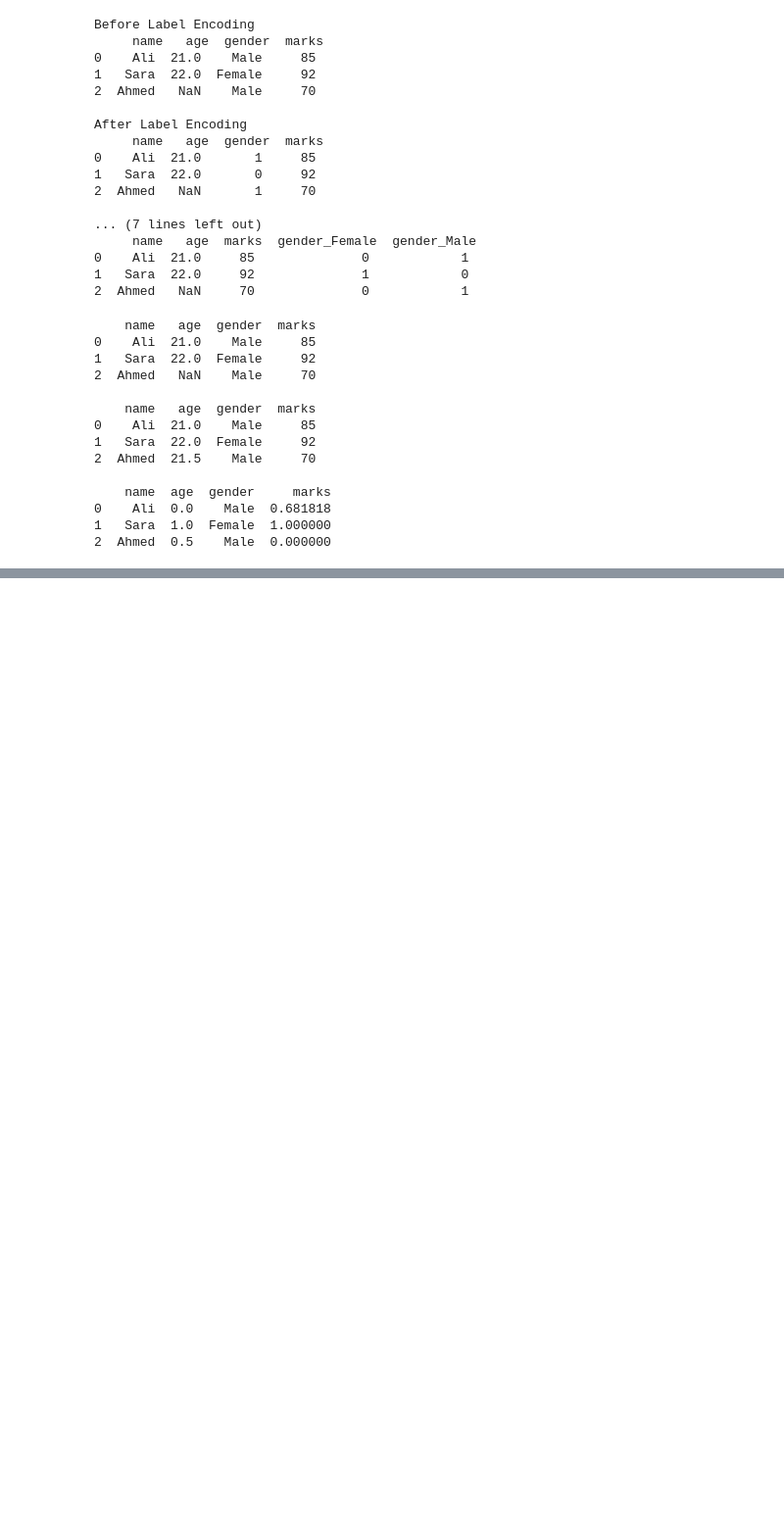
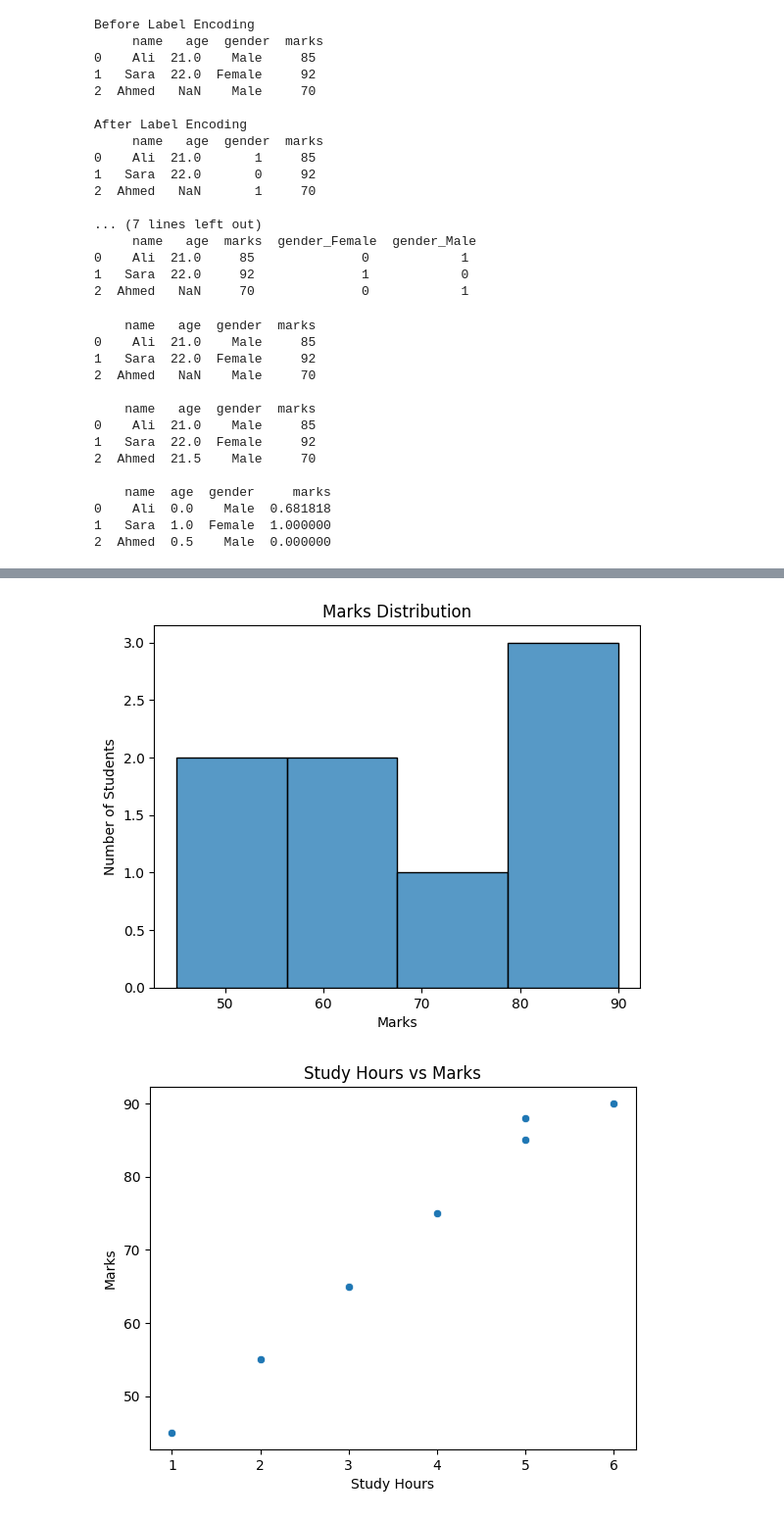
Before and after one commit to FurqanAlyy/AI-ML-NIAI, a Jupyter notebook: Data_Pre_Processing_Practice.ipynb, the cells around one changed output, grey strips where cells are left out. Shown at 98% size. Saved outputs shown, nothing was run; the diff lists cells and outputs as text; code cells hidden in the pictures; blank space fills up the shorter version.

Commit message:
Exploratory Data Analysis

```diff
--- a/Data_Pre_Processing_Practice.ipynb
+++ b/Data_Pre_Processing_Practice.ipynb
@@ -190,0 +247,77 @@ print(df,'\n')
+# %%
+import pandas as pd
+import matplotlib.pyplot as plt
+import seaborn as sns
+
+# Load data
+df = pd.read_csv("student.csv")
+
+# Basic information
+print("Shape:", df.shape)
+
+print("\nFirst 5 rows:")
+print(df.head())
+
+print("\nData information:")
+df.info()
+
+# Statistical summary
+print("\nStatistics:")
+print(df.describe())
+
+# Missing values
+print("\nMissing values:")
+print(df.isnull().sum())
+
+# Duplicates
+print("\nDuplicates:")
+print(df.duplicated().sum())
+
+# Categorical analysis
+print("\nGender distribution:")
+print(df["gender"].value_counts())
+
+# Average marks
+print("\nAverage marks:")
+print(df["marks"].mean())
+
+# Group analysis
+print("\nAverage marks by gender:")
+print(df.groupby("gender")["marks"].mean())
+
+# Distribution of marks
+sns.histplot(data=df, x="marks")
+
+plt.title("Marks Distribution")
+plt.xlabel("Marks")
+plt.ylabel("Number of Students")
+
+plt.show()
+
+# Relationship between study hours and marks
+sns.scatterplot(
+    data=df,
+    x="study_hours",
+    y="marks"
+)
+
+plt.title("Study Hours vs Marks")
+plt.xlabel("Study Hours")
+plt.ylabel("Marks")
+
+plt.show()
+
+# Correlation
+print("\nCorrelation:")
+print(df.select_dtypes("number").corr())
+
+# Correlation heatmap
+sns.heatmap(
+    df.select_dtypes("number").corr(),
+    annot=True
+)
+
+plt.title("Correlation Heatmap")
+
+plt.show()
+# %% [output]
@@ -190,0 +341,2 @@ print(df,'\n')
+[figure, added]
+[figure, added]
```
Also changed, not shown: parts of 3 cells of this notebook.
